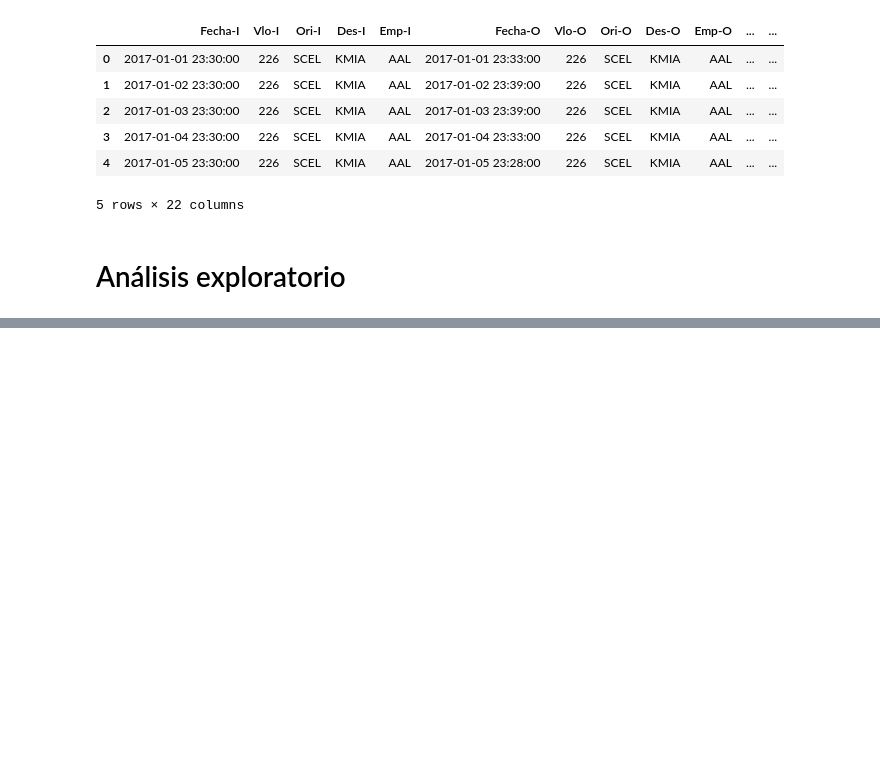
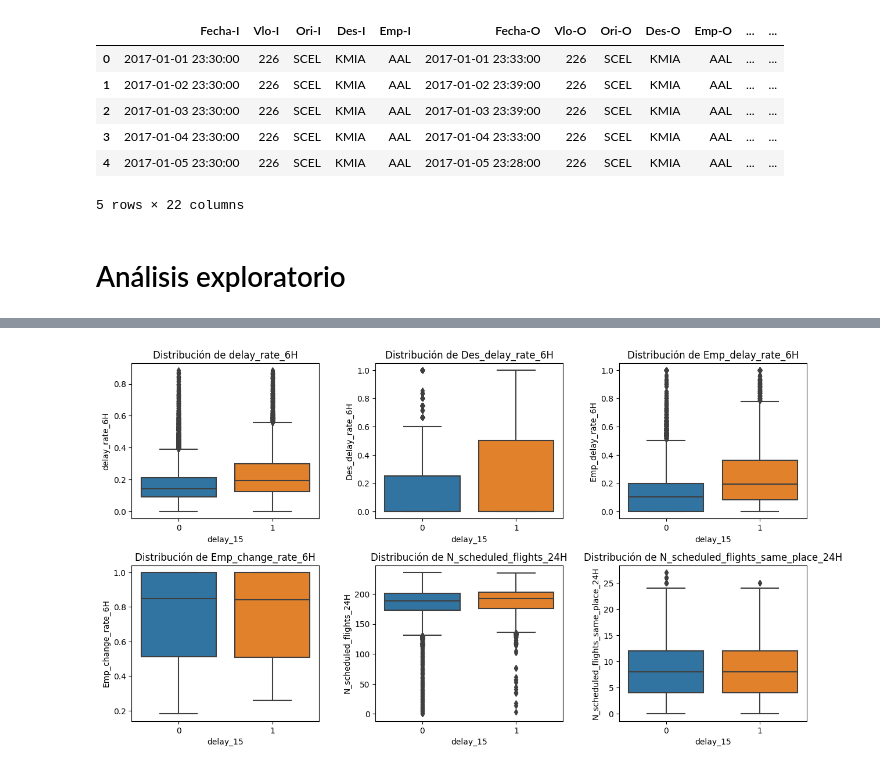
Before and after one commit to CrisBenavides/LATAM_Challenge, a Jupyter notebook: solution.ipynb, the cells around one changed output, grey strips where cells are left out. Saved outputs shown, nothing was run; the diff lists cells and outputs as text; code cells hidden in the pictures; blank space fills up the shorter version.

```diff
--- a/solution.ipynb
+++ b/solution.ipynb
@@ -523,0 +572,22 @@ plt.show()
+# %%
+cols = ['delay_15' ,'delay_rate_6H','Des_delay_rate_6H' ,'Emp_delay_rate_6H','Emp_change_rate_6H','N_scheduled_flights_24H', 'N_scheduled_flights_same_place_24H']
+df = new_data[cols].copy()
+
+# grilla de subplots
+fig, axs = plt.subplots(2, 3, figsize=(15,8))
+axs = axs.ravel()
+
+# Para cada columna menos la primera hacer un grafico.
+a = 0
+for i in cols[1:]:
+    sns.boxplot(x='delay_15', y=i, data=df, ax=axs[a])
+
+    # titulo
+    axs[a].set_title(f"Distribución de {i}")
+    a = a + 1
+# justar el espaciado entre los subplots
+plt.subplots_adjust(hspace=0.3, wspace=0.3)
+
+plt.show()
+# %% [output]
+[figure, added]
```
Also changed, not shown: parts of 16 cells of this notebook, 1 other file.
